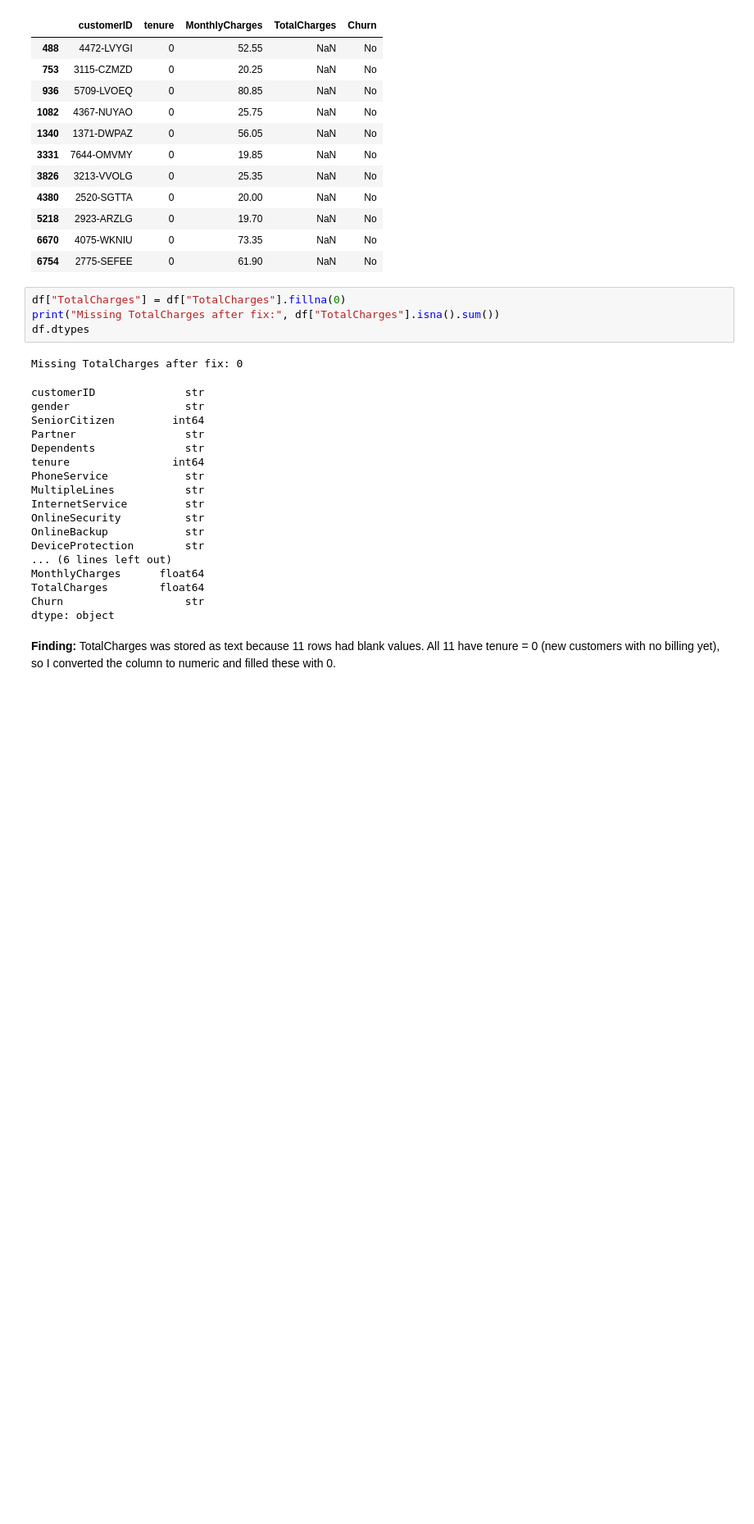
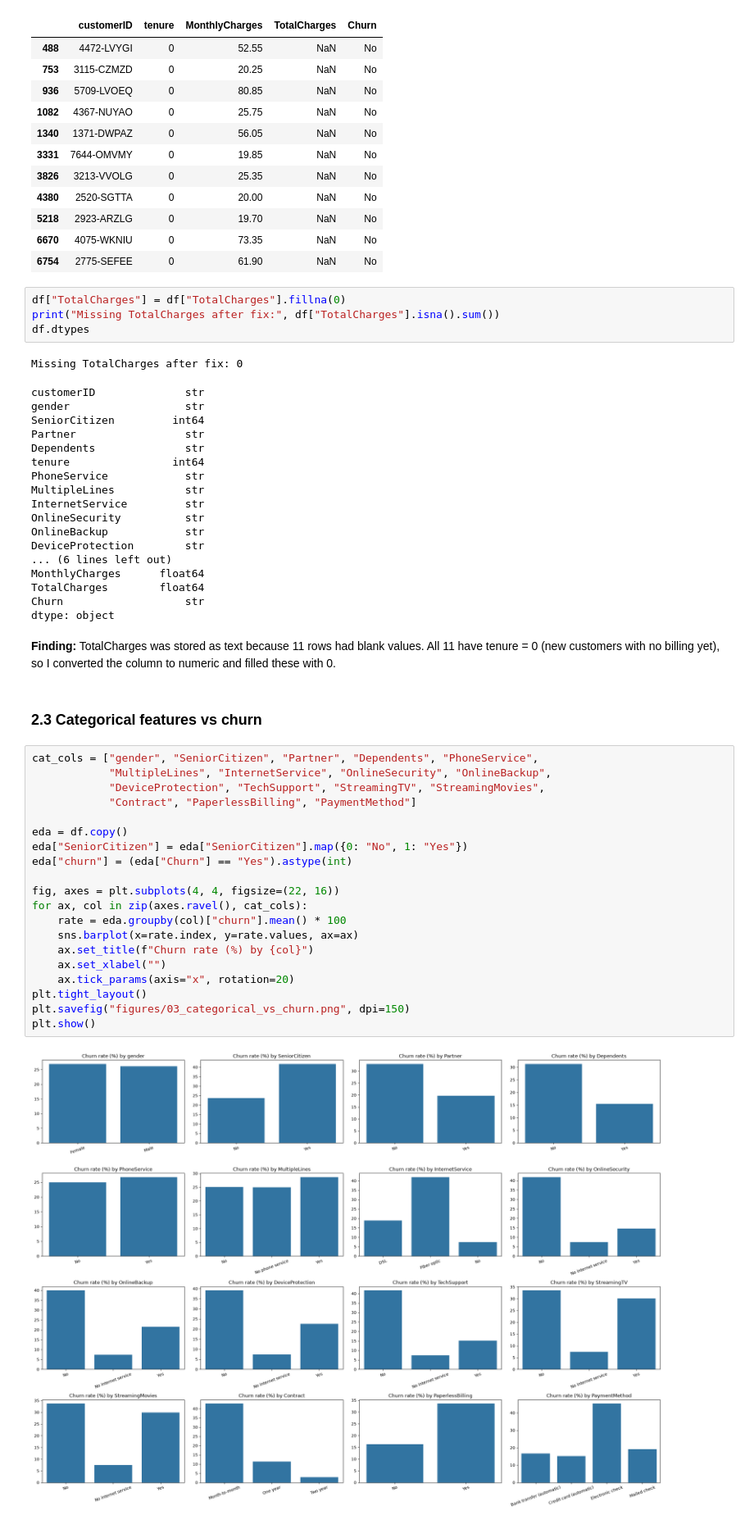
Before and after one commit to urmaneeshjayawardena/telco-churn, a Jupyter notebook: churn_classification.ipynb, the cells around one changed output. Shown at 82% size. Cells and saved outputs as stored; diff of their text form; blank space fills up the shorter version.

```diff
--- a/churn_classification.ipynb
+++ b/churn_classification.ipynb
@@ -92,3 +92,27 @@ Churn                   str
 dtype: object
 # %% [markdown]
 **Finding:** TotalCharges was stored as text because 11 rows had blank values. All 11 have tenure = 0 (new customers with no billing yet), so I converted the column to numeric and filled these with 0.
+# %% [markdown]
+### 2.3 Categorical features vs churn
+# %%
+cat_cols = ["gender", "SeniorCitizen", "Partner", "Dependents", "PhoneService",
+            "MultipleLines", "InternetService", "OnlineSecurity", "OnlineBackup",
+            "DeviceProtection", "TechSupport", "StreamingTV", "StreamingMovies",
+            "Contract", "PaperlessBilling", "PaymentMethod"]
+
+eda = df.copy()
+eda["SeniorCitizen"] = eda["SeniorCitizen"].map({0: "No", 1: "Yes"})
+eda["churn"] = (eda["Churn"] == "Yes").astype(int)
+
+fig, axes = plt.subplots(4, 4, figsize=(22, 16))
+for ax, col in zip(axes.ravel(), cat_cols):
+    rate = eda.groupby(col)["churn"].mean() * 100
+    sns.barplot(x=rate.index, y=rate.values, ax=ax)
+    ax.set_title(f"Churn rate (%) by {col}")
+    ax.set_xlabel("")
+    ax.tick_params(axis="x", rotation=20)
+plt.tight_layout()
+plt.savefig("figures/03_categorical_vs_churn.png", dpi=150)
+plt.show()
+# %% [output]
+[figure, added]
```
Also changed, not shown: parts of 7 cells of this notebook.
